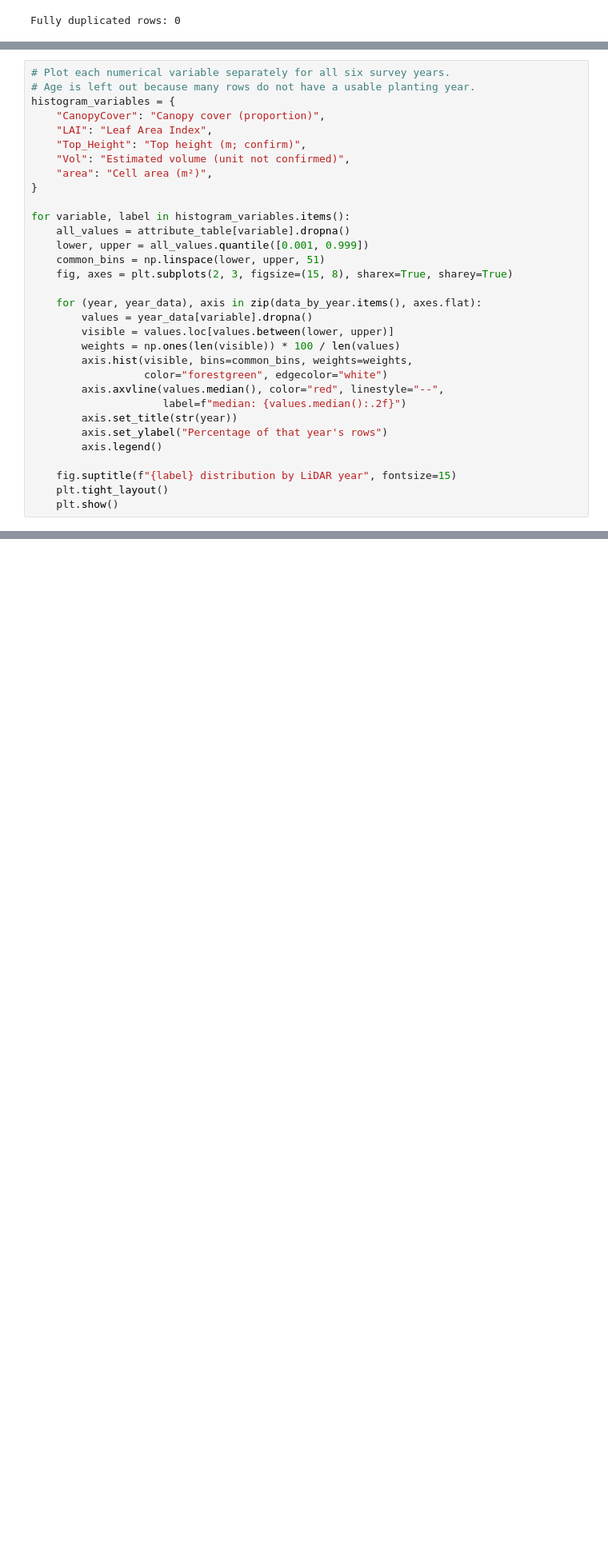
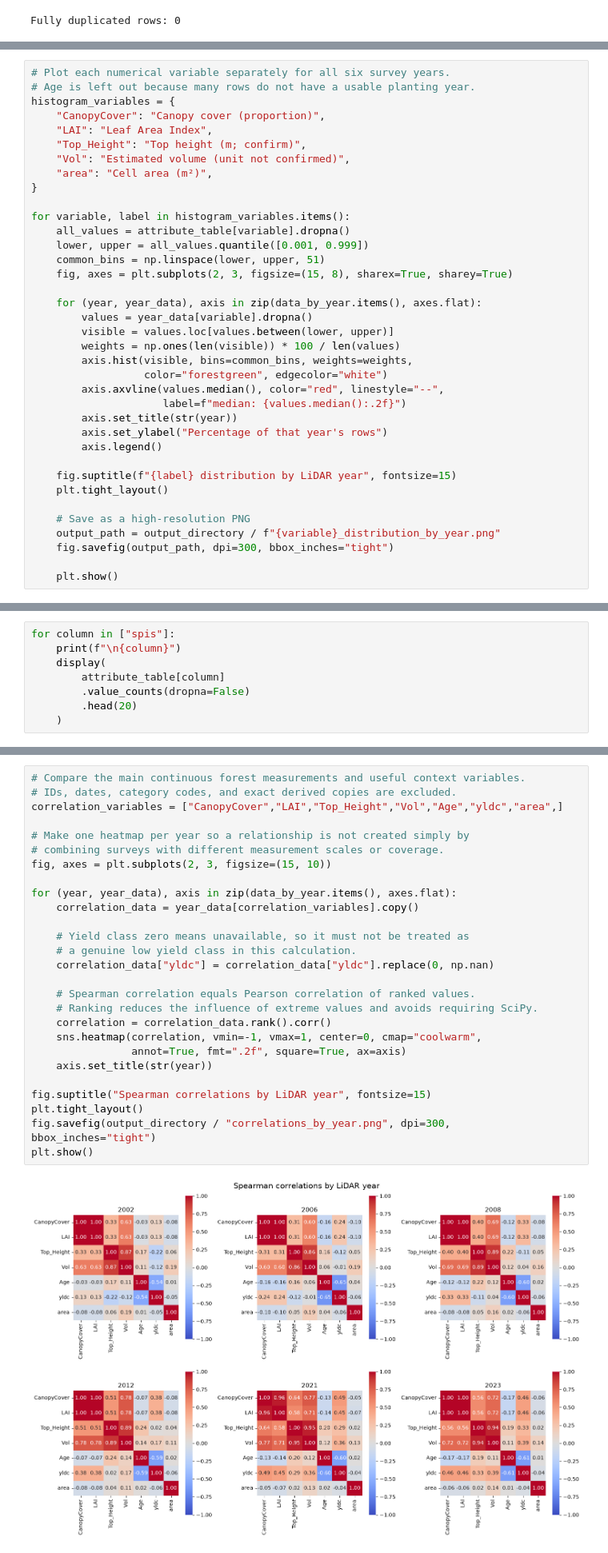
Before and after one commit to shreeyagorasia/forest_diss, a Jupyter notebook: data_exploration_gpkg/notebooks/lidar_years_data_understanding.ipynb, the cells around one changed output, grey strips where cells are left out. Shown at 80% size. Saved outputs shown, nothing was run; the diff lists cells and outputs as text; blank space fills up the shorter version.

```diff
--- a/data_exploration_gpkg/notebooks/lidar_years_data_understanding.ipynb
+++ b/data_exploration_gpkg/notebooks/lidar_years_data_understanding.ipynb
@@ -1125,6 +1479,11 @@ for variable, label in histogram_variables.items():
 
     fig.suptitle(f"{label} distribution by LiDAR year", fontsize=15)
     plt.tight_layout()
+
+    # Save as a high-resolution PNG
+    output_path = output_directory / f"{variable}_distribution_by_year.png"
+    fig.savefig(output_path, dpi=300, bbox_inches="tight")
+
     plt.show()
 # %% [output]
 [figure]
@@ -1136,3 +1495,11 @@ for variable, label in histogram_variables.items():
 ## 3.2 Bar charts for important categories
 
 Each category receives six year-specific panels. Within each year, every `identification` is counted once. Species, yield class, and block are static 2025 attributes, so differences between years describe which plots were covered by each survey; they do not show attributes changing through time. Percentages are used because survey sizes differ.
+# %%
+for column in ["spis"]:
+    print(f"\n{column}")
+    display(
+        attribute_table[column]
+        .value_counts(dropna=False)
+        .head(20)
+    )
@@ -1317,0 +1734,29 @@ Record the main year-specific distribution patterns and unusual records here. St
+# %%
+# Compare the main continuous forest measurements and useful context variables.
+# IDs, dates, category codes, and exact derived copies are excluded.
+correlation_variables = ["CanopyCover","LAI","Top_Height","Vol","Age","yldc","area",]
+
+# Make one heatmap per year so a relationship is not created simply by
+# combining surveys with different measurement scales or coverage.
+fig, axes = plt.subplots(2, 3, figsize=(15, 10))
+
+for (year, year_data), axis in zip(data_by_year.items(), axes.flat):
+    correlation_data = year_data[correlation_variables].copy()
+
+    # Yield class zero means unavailable, so it must not be treated as
+    # a genuine low yield class in this calculation.
+    correlation_data["yldc"] = correlation_data["yldc"].replace(0, np.nan)
+
+    # Spearman correlation equals Pearson correlation of ranked values.
+    # Ranking reduces the influence of extreme values and avoids requiring SciPy.
+    correlation = correlation_data.rank().corr()
+    sns.heatmap(correlation, vmin=-1, vmax=1, center=0, cmap="coolwarm",
+                annot=True, fmt=".2f", square=True, ax=axis)
+    axis.set_title(str(year))
+
+fig.suptitle("Spearman correlations by LiDAR year", fontsize=15)
+plt.tight_layout()
+fig.savefig(output_directory / "correlations_by_year.png", dpi=300, bbox_inches="tight")
+plt.show()
+# %% [output]
+[figure, added]
```
Also changed, not shown: parts of 39 cells of this notebook, 9 other files.
